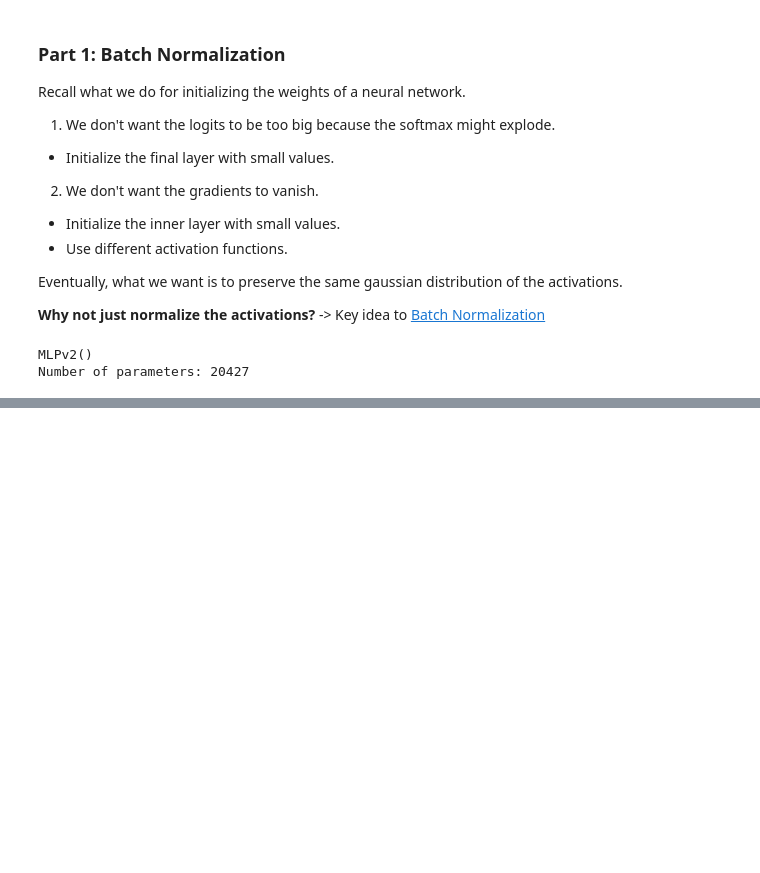
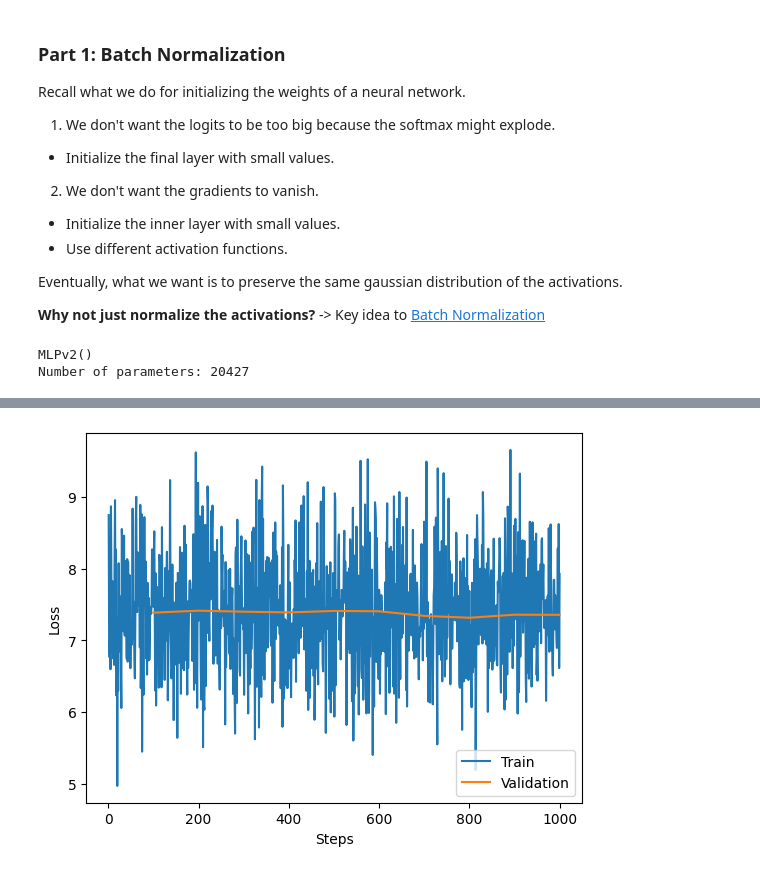
Before and after one commit to PathFinderKR/LLM101, a Jupyter notebook: notebooks/Lectures/Lecture_06.ipynb, the cells around one changed output, grey strips where cells are left out. Cells and saved outputs as stored; diff of their text form; code cells hidden in the pictures; blank space fills up the shorter version.

```diff
--- a/notebooks/Lectures/Lecture_06.ipynb
+++ b/notebooks/Lectures/Lecture_06.ipynb
@@ -328,0 +405,11 @@ class MLPv3(nn.Module):
+# %%
+train(
+    model=mlpV4,
+    train_loader=train_loader,
+    val_loader=val_loader,
+    max_steps=MLPConfig.max_steps,
+    lr=MLPConfig.lr,
+    val_interval=MLPConfig.val_interval,
+    device=MLPConfig.device
+)
+# %% [output]
@@ -328,0 +427 @@ class MLPv3(nn.Module):
+[figure, added]
```
Also changed, not shown: parts of 14 cells of this notebook, 2 other files.
